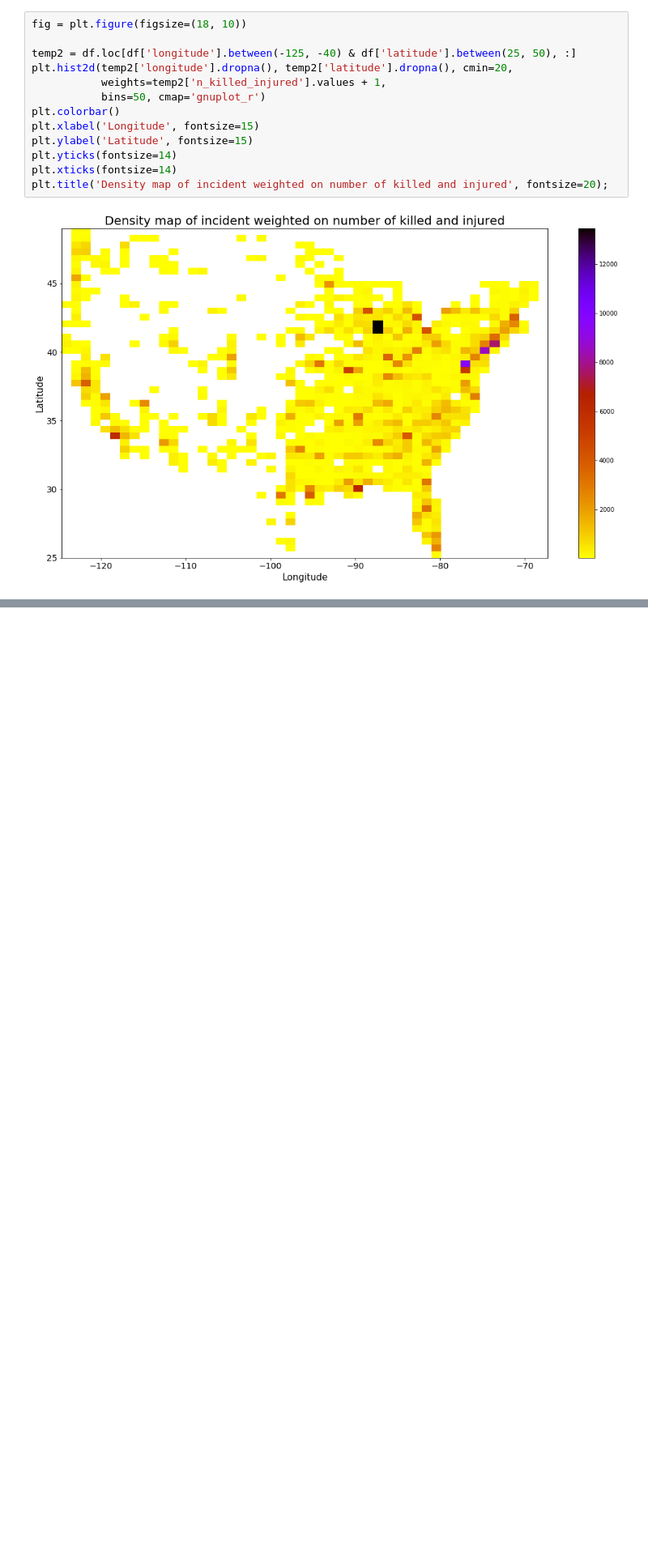
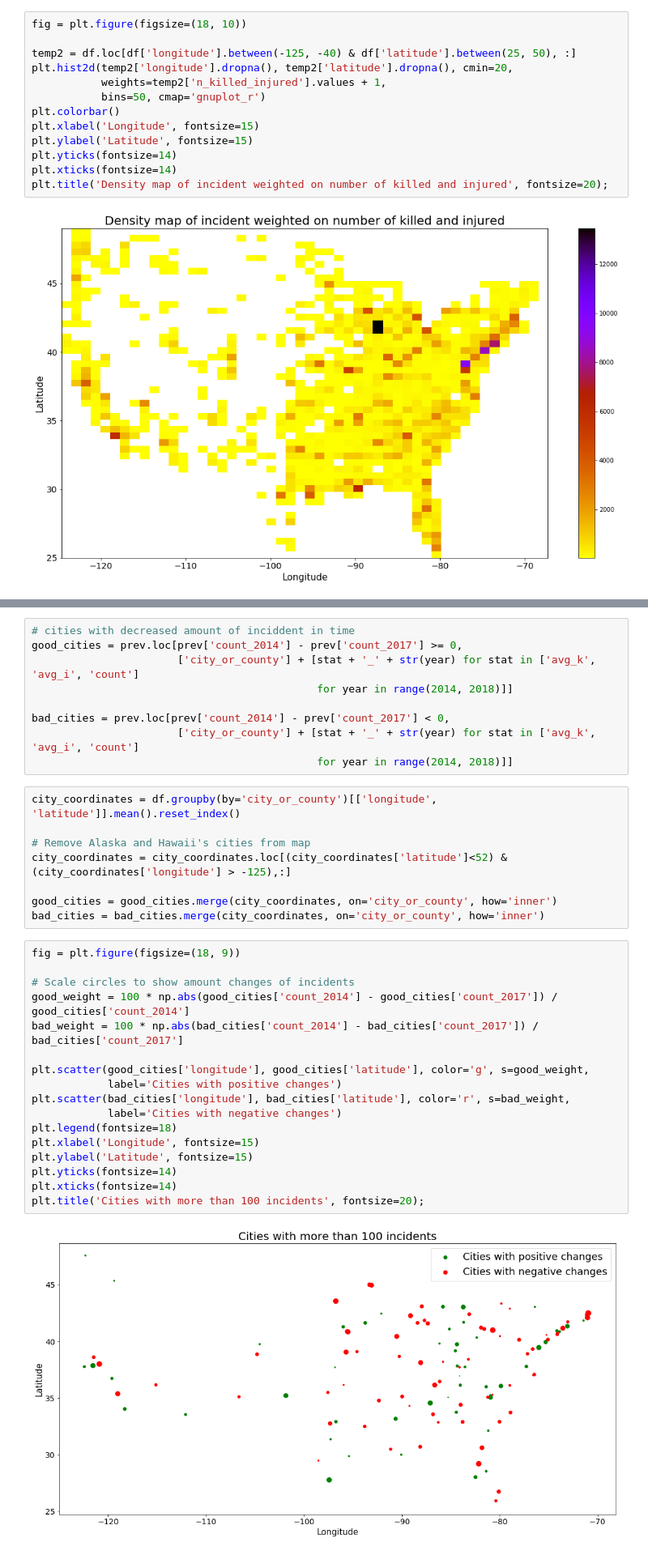
Before and after one commit to belkasanek/eda-gun-violence, a Jupyter notebook: gun_violence_eda.ipynb, the cells around one changed output, grey strips where cells are left out. Shown at 81% size. Drawn from its saved outputs; the diff is of its cells as text; blank space fills up the shorter version.

Commit message:
Add analysis about cities

```diff
--- a/gun_violence_eda.ipynb
+++ b/gun_violence_eda.ipynb
@@ -1009,0 +1060,36 @@ plt.title('Density map of incident weighted on number of killed and injured', fo
+# %%
+# cities with decreased amount of inciddent in time
+good_cities = prev.loc[prev['count_2014'] - prev['count_2017'] >= 0,
+                       ['city_or_county'] + [stat + '_' + str(year) for stat in ['avg_k', 'avg_i', 'count']
+                                             for year in range(2014, 2018)]]
+
+bad_cities = prev.loc[prev['count_2014'] - prev['count_2017'] < 0,
+                       ['city_or_county'] + [stat + '_' + str(year) for stat in ['avg_k', 'avg_i', 'count']
+                                             for year in range(2014, 2018)]]
+# %%
+city_coordinates = df.groupby(by='city_or_county')[['longitude', 'latitude']].mean().reset_index()
+
+# Remove Alaska and Hawaii's cities from map
+city_coordinates = city_coordinates.loc[(city_coordinates['latitude']<52) & (city_coordinates['longitude'] > -125),:]
+
+good_cities = good_cities.merge(city_coordinates, on='city_or_county', how='inner')
+bad_cities = bad_cities.merge(city_coordinates, on='city_or_county', how='inner')
+# %%
+fig = plt.figure(figsize=(18, 9))
+
+# Scale circles to show amount changes of incidents
+good_weight = 100 * np.abs(good_cities['count_2014'] - good_cities['count_2017']) / good_cities['count_2014']
+bad_weight = 100 * np.abs(bad_cities['count_2014'] - bad_cities['count_2017']) / bad_cities['count_2017']
+
+plt.scatter(good_cities['longitude'], good_cities['latitude'], color='g', s=good_weight,
+            label='Cities with positive changes')
+plt.scatter(bad_cities['longitude'], bad_cities['latitude'], color='r', s=bad_weight,
+            label='Cities with negative changes')
+plt.legend(fontsize=18)
+plt.xlabel('Longitude', fontsize=15)
+plt.ylabel('Latitude', fontsize=15)
+plt.yticks(fontsize=14)
+plt.xticks(fontsize=14)
+plt.title('Cities with more than 100 incidents', fontsize=20);
+# %% [output]
+[figure, added]
```
Also changed, not shown: parts of 16 cells of this notebook.
